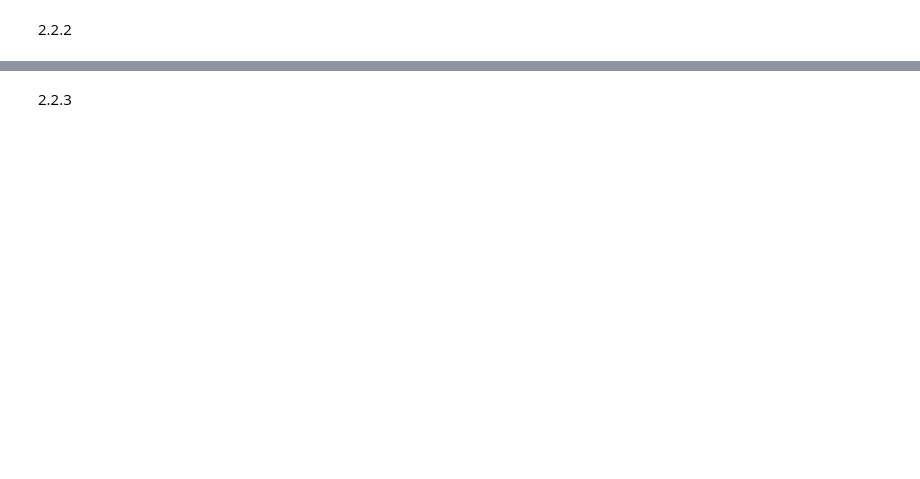
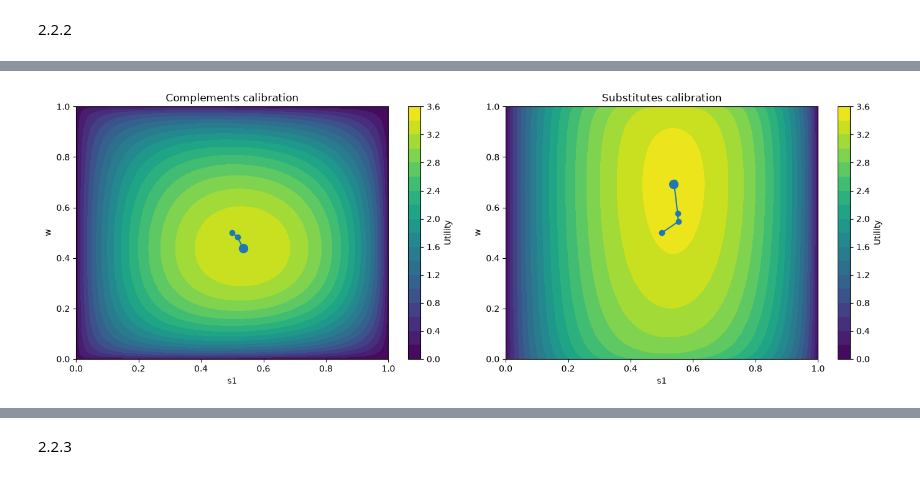
Before and after one commit to NumEconCopenhagen/projects-2025-philippa-ronya, a Jupyter notebook: 02_modelproject/modelproject.ipynb, the cells around one changed output, grey strips where cells are left out. Saved outputs shown, nothing was run; the diff lists cells and outputs as text; code cells hidden in the pictures; blank space fills up the shorter version.

```diff
--- a/02_modelproject/modelproject.ipynb
+++ b/02_modelproject/modelproject.ipynb
@@ -278,10 +297,10 @@ Increasing the grid size makes the grid-search solution more precise, as a finer
 # 2.1.4 - compare the two calibrations
 
 # complements calibration
-model_comp = modelproject_philippa.ConsumerClass()
+model_comp = modelproject_2_1_2_2.ConsumerClass()
 
 # substitutes calibration
-model_sub = modelproject_philippa.ConsumerClass(
+model_sub = modelproject_2_1_2_2.ConsumerClass(
     par={'sigma_B': 3.0}
 )
 
@@ -418,7 +535,15 @@ However, L-BFGS-B is considerably more efficient. The grid search evaluates util
 # %% [markdown]
 2.2.2
 # %%
-# inspect the convergence path
+# solve both calibrations using L-BFGS-B
+opt_lbfgs_comp = model_comp.solve()
+opt_lbfgs_sub = model_sub.solve()
+
+# inspect the convergence paths
 # each row contains [s1, w] for one step taken by L-BFGS-B
 
-print(opt_lbfgs.path)
+print("Complements:")
+print(opt_lbfgs_comp.path)
+
+print("\nSubstitutes:")
+print(opt_lbfgs_sub.path)
@@ -480 +566,70 @@ plt.show()
+# %%
+# get grid solutions for both calibrations
+opt_grid_comp = model_comp.solve_grid(N=1000)
+opt_grid_sub = model_sub.solve_grid(N=1000)
+# %%
+# get the convergence paths
+path_comp = opt_lbfgs_comp.path
+path_sub = opt_lbfgs_sub.path
+
+# create contour plots
+fig, axes = plt.subplots(1, 2, figsize=(14, 5))
+
+# complements calibration
+contour_comp = axes[0].contourf(
+    opt_grid_comp.s1_grid,
+    opt_grid_comp.w_grid,
+    opt_grid_comp.u_grid,
+    levels=20
+)
+
+axes[0].plot(
+    path_comp[:, 0],
+    path_comp[:, 1],
+    marker='o'
+)
+
+axes[0].scatter(
+    opt_lbfgs_comp.s1,
+    opt_lbfgs_comp.w,
+    s=100
+)
+
+axes[0].set_xlabel('s1')
+axes[0].set_ylabel('w')
+axes[0].set_title('Complements calibration')
+
+fig.colorbar(contour_comp, ax=axes[0], label='Utility')
+
+
+# substitutes calibration
+contour_sub = axes[1].contourf(
+    opt_grid_sub.s1_grid,
+    opt_grid_sub.w_grid,
+    opt_grid_sub.u_grid,
+    levels=20
+)
+
+axes[1].plot(
+    path_sub[:, 0],
+    path_sub[:, 1],
+    marker='o'
+)
+
+axes[1].scatter(
+    opt_lbfgs_sub.s1,
+    opt_lbfgs_sub.w,
+    s=100
+)
+
+axes[1].set_xlabel('s1')
+axes[1].set_ylabel('w')
+axes[1].set_title('Substitutes calibration')
+
+fig.colorbar(contour_sub, ax=axes[1], label='Utility')
+
+plt.tight_layout()
+plt.show()
+# %% [output]
+[figure, added]
 # %%
```
Also changed, not shown: parts of 61 cells of this notebook.
